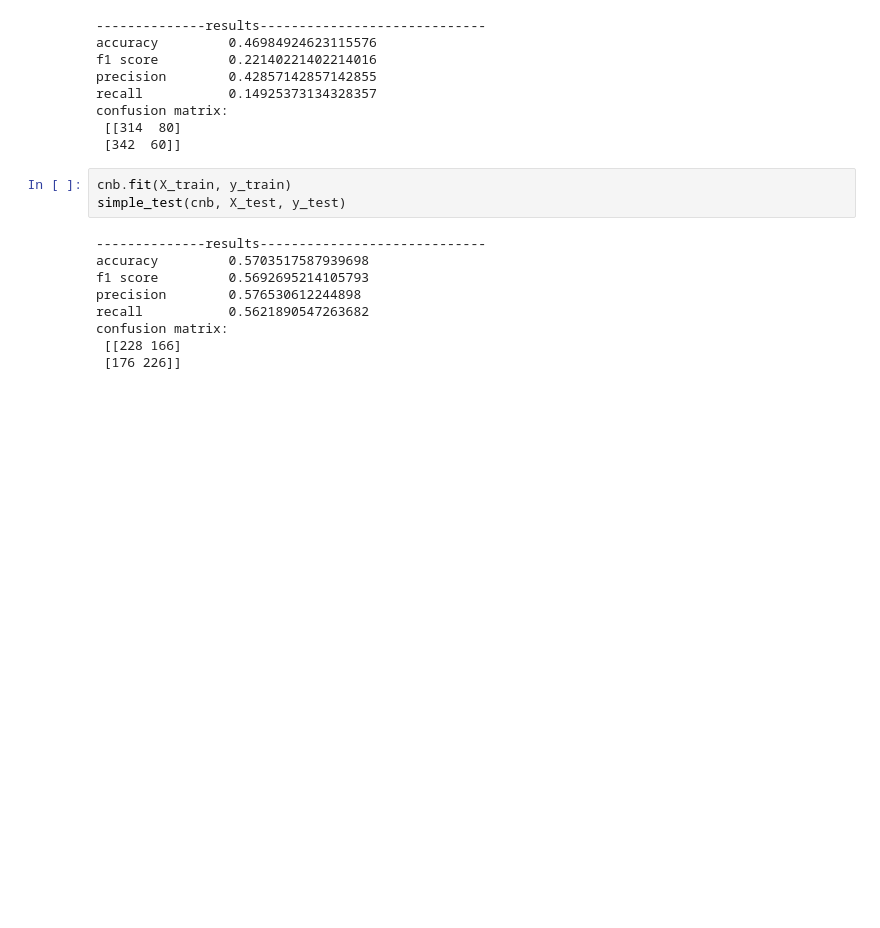
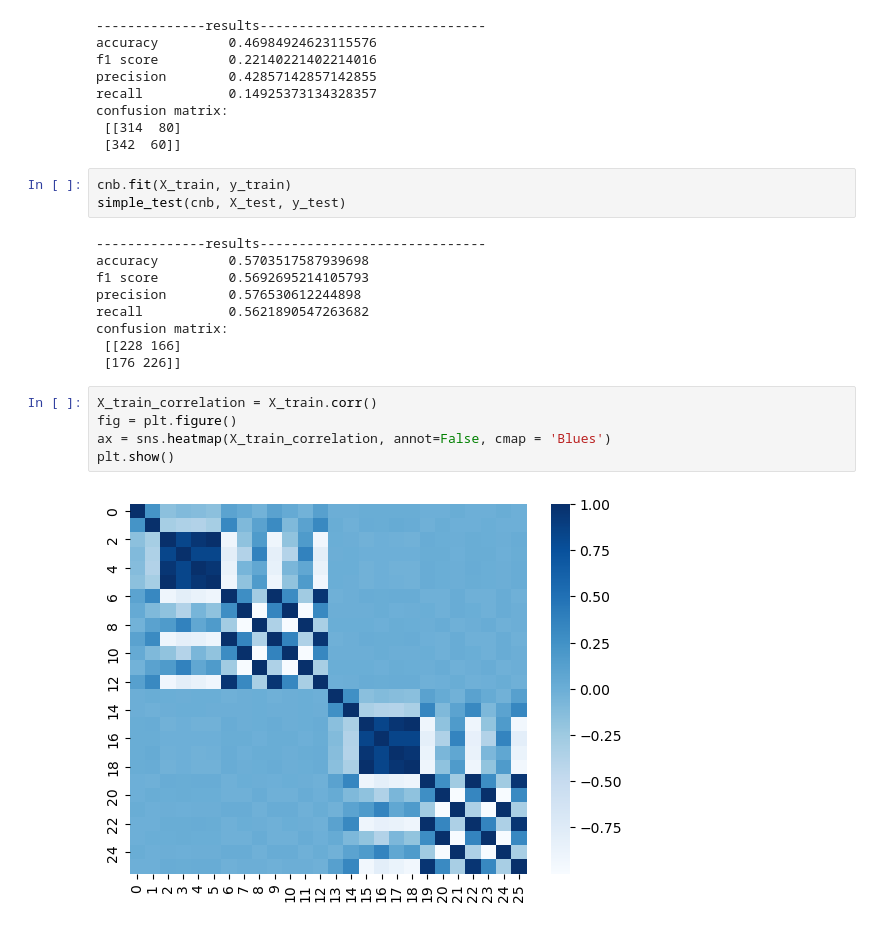
Before and after one commit to jasroopdhingra/ml-project, a Jupyter notebook: AndreaClassifiers/NaiveBayes_QDA.ipynb, the cells around one changed output. Saved outputs shown, nothing was run; the diff lists cells and outputs as text; blank space fills up the shorter version.

Commit message:
correlation matrix

```diff
--- a/AndreaClassifiers/NaiveBayes_QDA.ipynb
+++ b/AndreaClassifiers/NaiveBayes_QDA.ipynb
@@ -223,3 +224,10 @@ recall           0.5621890547263682
 confusion matrix:
  [[228 166]
  [176 226]]
+# %%
+X_train_correlation = X_train.corr()
+fig = plt.figure()
+ax = sns.heatmap(X_train_correlation, annot=False, cmap = 'Blues')
+plt.show()
+# %% [output]
+[figure, added]
```
Also changed, not shown: parts of 1 cell of this notebook.
